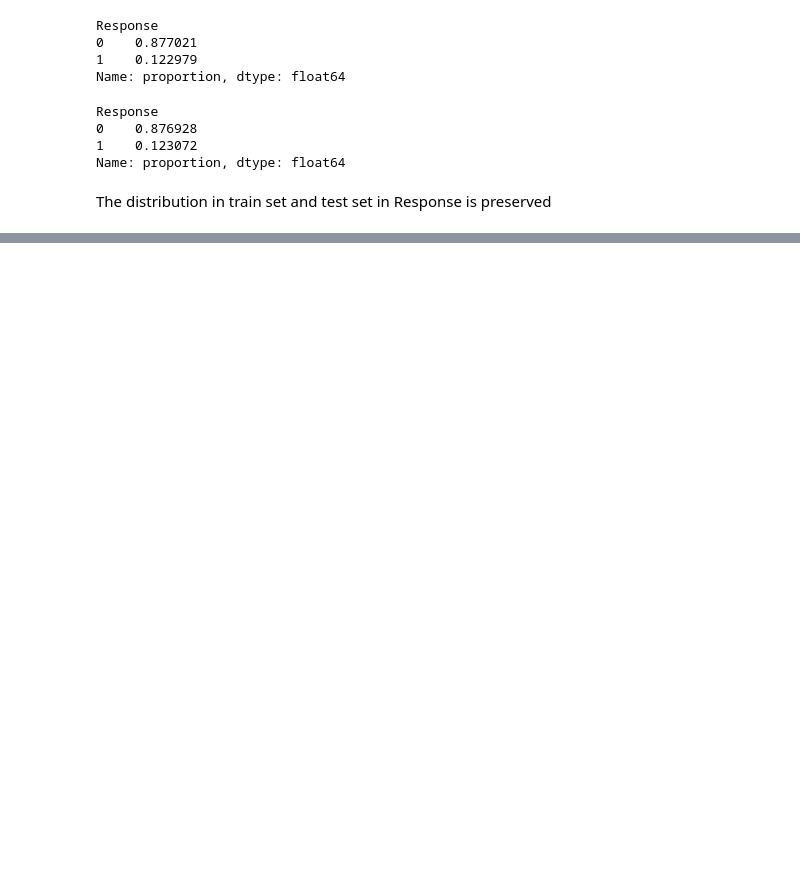
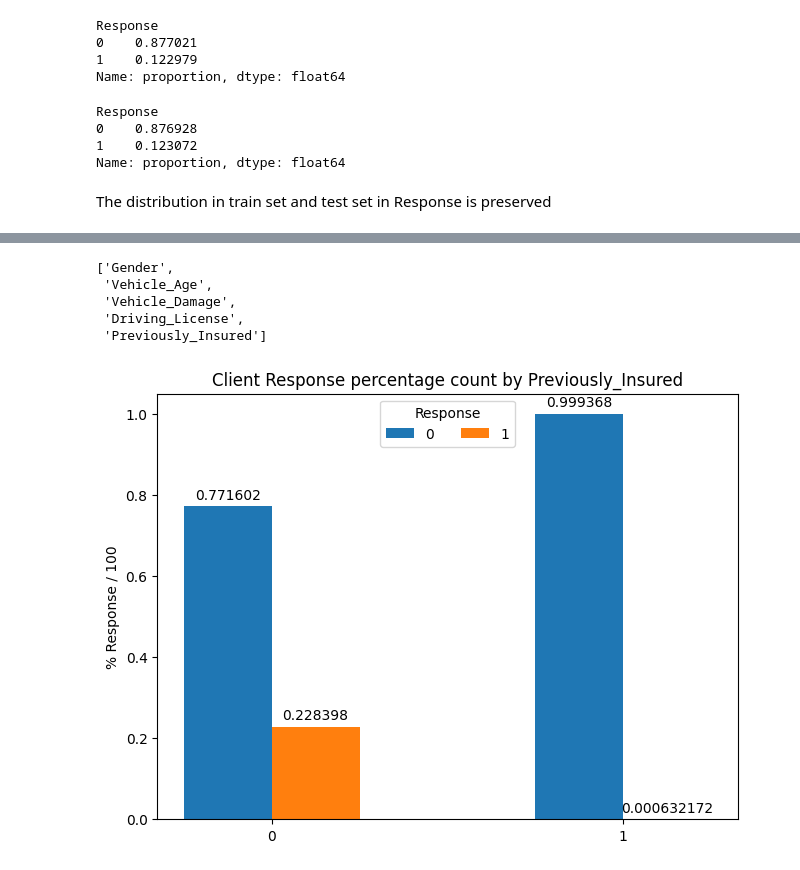
Before and after one commit to anielv95/kaggle-pg-4x07, a Jupyter notebook: notebooks/eda.ipynb, the cells around one changed output, grey strips where cells are left out. Drawn from its saved outputs; the diff is of its cells as text; code cells hidden in the pictures; blank space fills up the shorter version.

Commit message:
add categorical analysis

```diff
--- a/notebooks/eda.ipynb
+++ b/notebooks/eda.ipynb
@@ -247,0 +264,12 @@ The previous graph just show a similar distribution for Response given the gende
+# %%
+categorical_variables
+# %% [output]
+['Gender',
+ 'Vehicle_Age',
+ 'Vehicle_Damage',
+ 'Driving_License',
+ 'Previously_Insured']
+# %%
+create_graph("Previously_Insured","Response",train_train)
+# %% [output]
+[figure, added]
```
Also changed, not shown: parts of 12 cells of this notebook.
